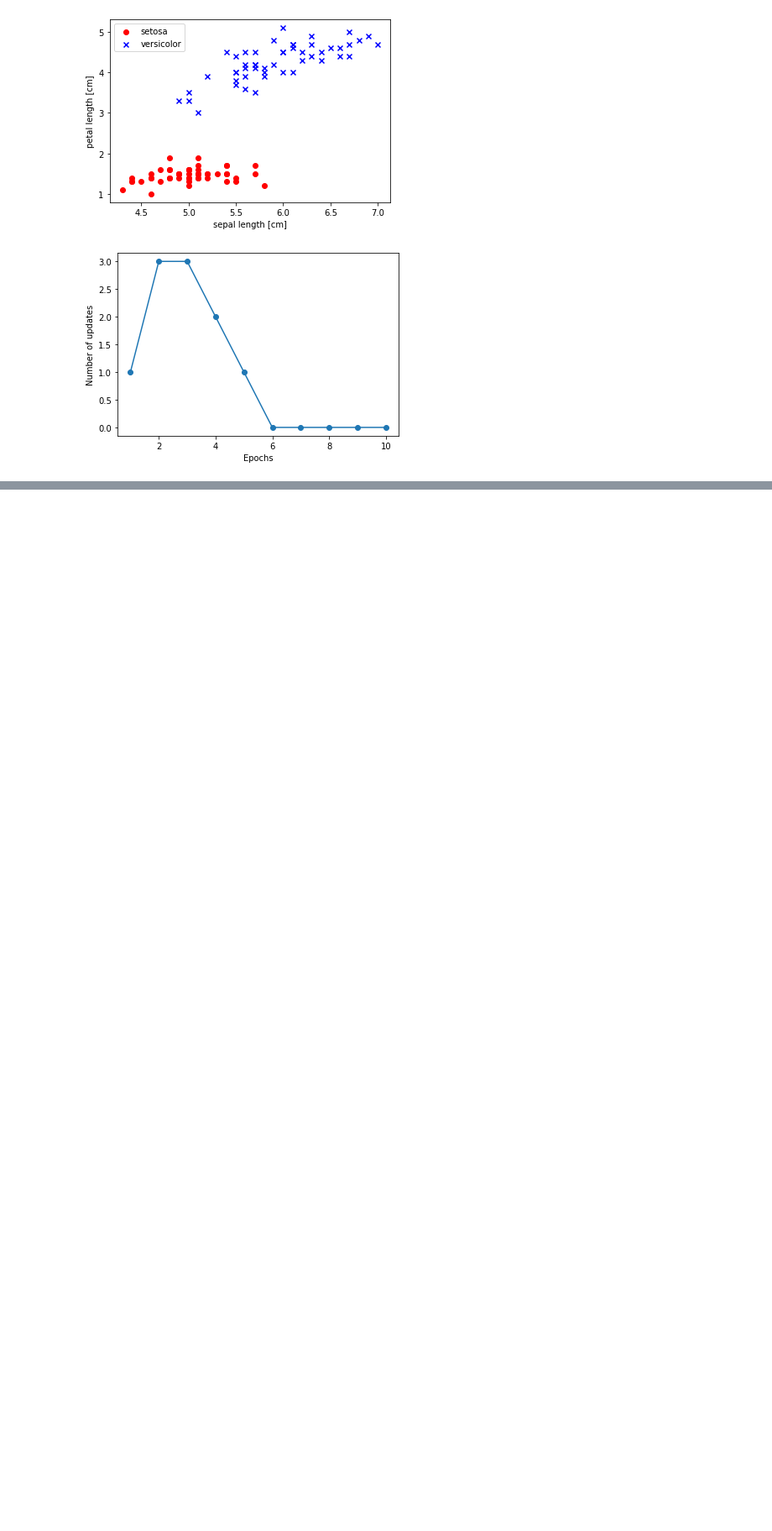
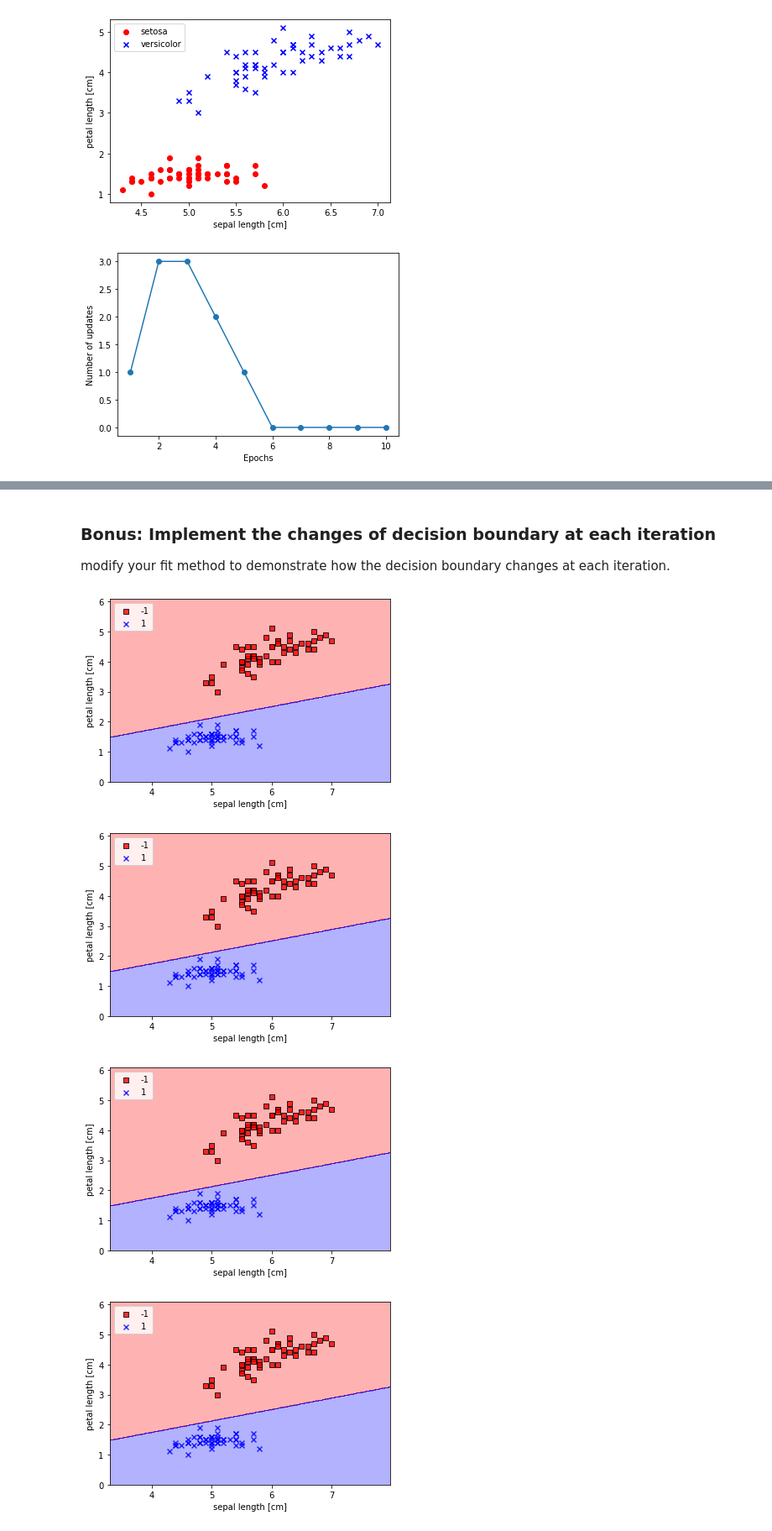
Before and after one commit to neuroneural/Deep_Learning_Catalyst, a Jupyter notebook: homeworks/homework1/code/perceptron.ipynb, the cells around one changed output, grey strips where cells are left out. Shown at 84% size. Drawn from its saved outputs; the diff is of its cells as text; code cells hidden in the pictures; blank space fills up the shorter version.

```diff
--- a/homeworks/homework1/code/perceptron.ipynb
+++ b/homeworks/homework1/code/perceptron.ipynb
@@ -233,0 +167,19 @@ plt.show()
+# %% [markdown]
+### Bonus: Implement the changes of decision boundary at each iteration
+modify your fit method to demonstrate how the decision boundary changes at each iteration.
+# %%
+####Note that Perceptron class has "n_features" attribute which is the number of features in the dataset.
+
+classifier = Perceptron(learning_rate=0.001, n_features=2)
+for i in range(0, 10):
+    classifier.fit(X, y)
+    plot_decision_regions(X, y, classifier=classifier)
+    plt.xlabel('sepal length [cm]')
+    plt.ylabel('petal length [cm]')
+    plt.legend(loc='upper left')
+    plt.show()
+# %% [output]
+[figure, added]
+[figure, added]
+[figure, added]
+[figure, added]
```
Also changed, not shown: parts of 9 cells of this notebook, 5 other files.
